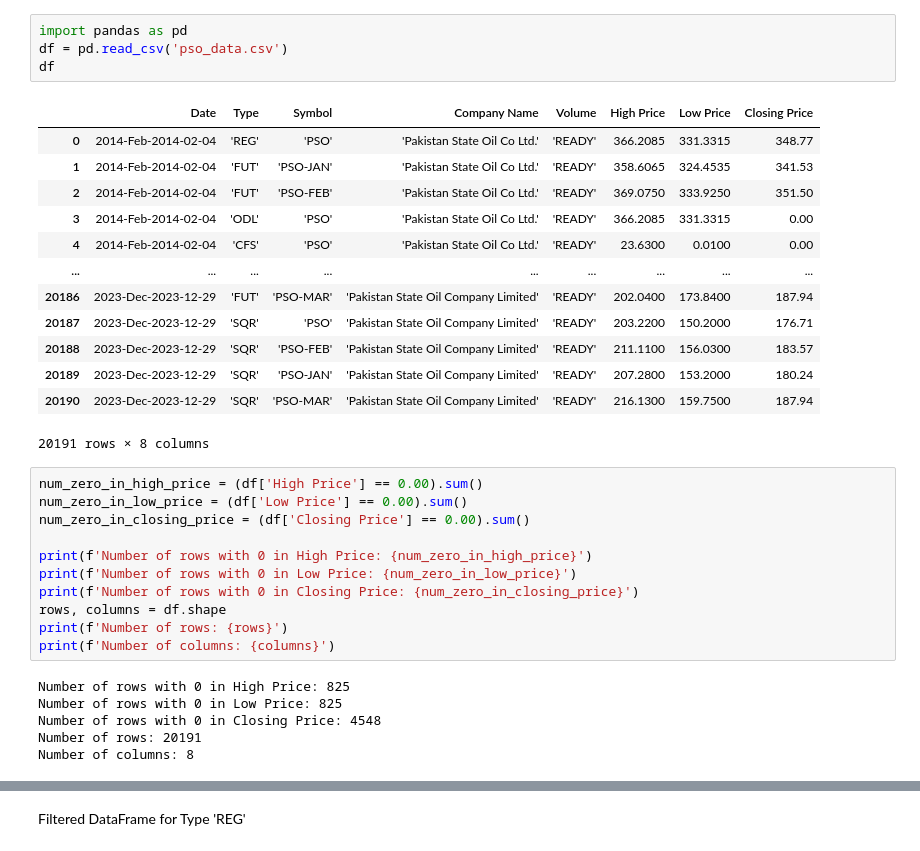
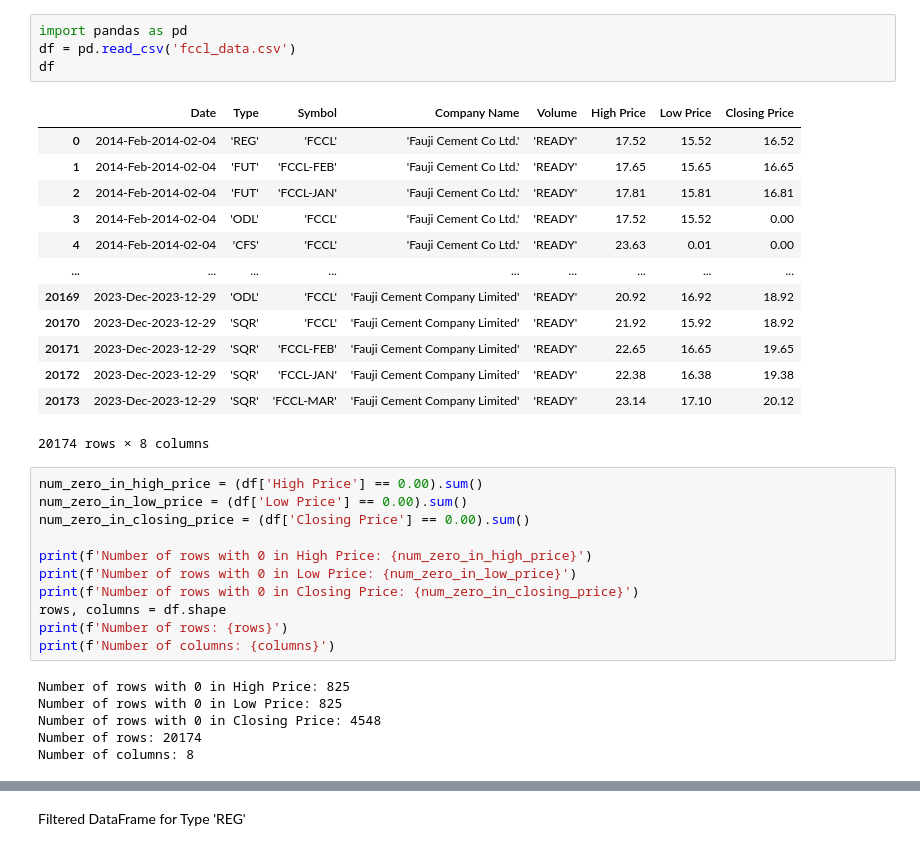
Before and after one commit to farrukhunites/psx-application-ai, a Jupyter notebook: Stocks/pre-processing.ipynb, the cells around one changed output, grey strips where cells are left out. Cells and saved outputs as stored; diff of their text form.

```diff
--- a/Stocks/pre-processing.ipynb
+++ b/Stocks/pre-processing.ipynb
@@ -1,21 +1,21 @@
 # %%
 import pandas as pd
-df = pd.read_csv('pso_data.csv')
+df = pd.read_csv('fccl_data.csv')
 df
 # %% [output]
 |  | Date | Type | Symbol | Company Name | Volume | High Price | Low Price | Closing Price |
-| 0 | 2014-Feb-2014-02-04 | 'REG' | 'PSO' | 'Pakistan State Oil Co Ltd.' | 'READY' | 366.2085 | 331.3315 | 348.77 |
-| 1 | 2014-Feb-2014-02-04 | 'FUT' | 'PSO-JAN' | 'Pakistan State Oil Co Ltd.' | 'READY' | 358.6065 | 324.4535 | 341.53 |
-| 2 | 2014-Feb-2014-02-04 | 'FUT' | 'PSO-FEB' | 'Pakistan State Oil Co Ltd.' | 'READY' | 369.0750 | 333.9250 | 351.50 |
-| 3 | 2014-Feb-2014-02-04 | 'ODL' | 'PSO' | 'Pakistan State Oil Co Ltd.' | 'READY' | 366.2085 | 331.3315 | 0.00 |
-| 4 | 2014-Feb-2014-02-04 | 'CFS' | 'PSO' | 'Pakistan State Oil Co Ltd.' | 'READY' | 23.6300 | 0.0100 | 0.00 |
+| 0 | 2014-Feb-2014-02-04 | 'REG' | 'FCCL' | 'Fauji Cement Co Ltd.' | 'READY' | 17.52 | 15.52 | 16.52 |
+| 1 | 2014-Feb-2014-02-04 | 'FUT' | 'FCCL-FEB' | 'Fauji Cement Co Ltd.' | 'READY' | 17.65 | 15.65 | 16.65 |
+| 2 | 2014-Feb-2014-02-04 | 'FUT' | 'FCCL-JAN' | 'Fauji Cement Co Ltd.' | 'READY' | 17.81 | 15.81 | 16.81 |
+| 3 | 2014-Feb-2014-02-04 | 'ODL' | 'FCCL' | 'Fauji Cement Co Ltd.' | 'READY' | 17.52 | 15.52 | 0.00 |
+| 4 | 2014-Feb-2014-02-04 | 'CFS' | 'FCCL' | 'Fauji Cement Co Ltd.' | 'READY' | 23.63 | 0.01 | 0.00 |
 | ... | ... | ... | ... | ... | ... | ... | ... | ... |
-| 20186 | 2023-Dec-2023-12-29 | 'FUT' | 'PSO-MAR' | 'Pakistan State Oil Company Limited' | 'READY' | 202.0400 | 173.8400 | 187.94 |
-| 20187 | 2023-Dec-2023-12-29 | 'SQR' | 'PSO' | 'Pakistan State Oil Company Limited' | 'READY' | 203.2200 | 150.2000 | 176.71 |
-| 20188 | 2023-Dec-2023-12-29 | 'SQR' | 'PSO-FEB' | 'Pakistan State Oil Company Limited' | 'READY' | 211.1100 | 156.0300 | 183.57 |
-| 20189 | 2023-Dec-2023-12-29 | 'SQR' | 'PSO-JAN' | 'Pakistan State Oil Company Limited' | 'READY' | 207.2800 | 153.2000 | 180.24 |
-| 20190 | 2023-Dec-2023-12-29 | 'SQR' | 'PSO-MAR' | 'Pakistan State Oil Company Limited' | 'READY' | 216.1300 | 159.7500 | 187.94 |
+| 20169 | 2023-Dec-2023-12-29 | 'ODL' | 'FCCL' | 'Fauji Cement Company Limited' | 'READY' | 20.92 | 16.92 | 18.92 |
+| 20170 | 2023-Dec-2023-12-29 | 'SQR' | 'FCCL' | 'Fauji Cement Company Limited' | 'READY' | 21.92 | 15.92 | 18.92 |
+| 20171 | 2023-Dec-2023-12-29 | 'SQR' | 'FCCL-FEB' | 'Fauji Cement Company Limited' | 'READY' | 22.65 | 16.65 | 19.65 |
+| 20172 | 2023-Dec-2023-12-29 | 'SQR' | 'FCCL-JAN' | 'Fauji Cement Company Limited' | 'READY' | 22.38 | 16.38 | 19.38 |
+| 20173 | 2023-Dec-2023-12-29 | 'SQR' | 'FCCL-MAR' | 'Fauji Cement Company Limited' | 'READY' | 23.14 | 17.10 | 20.12 |
-20191 rows × 8 columns
+20174 rows × 8 columns
 # %%
 num_zero_in_high_price = (df['High Price'] == 0.00).sum()
 num_zero_in_low_price = (df['Low Price'] == 0.00).sum()
@@ -31,5 +31,5 @@ print(f'Number of columns: {columns}')
 Number of rows with 0 in High Price: 825
 Number of rows with 0 in Low Price: 825
 Number of rows with 0 in Closing Price: 4548
-Number of rows: 20191
+Number of rows: 20174
 Number of columns: 8
```
Also changed, not shown: parts of 7 cells of this notebook.
